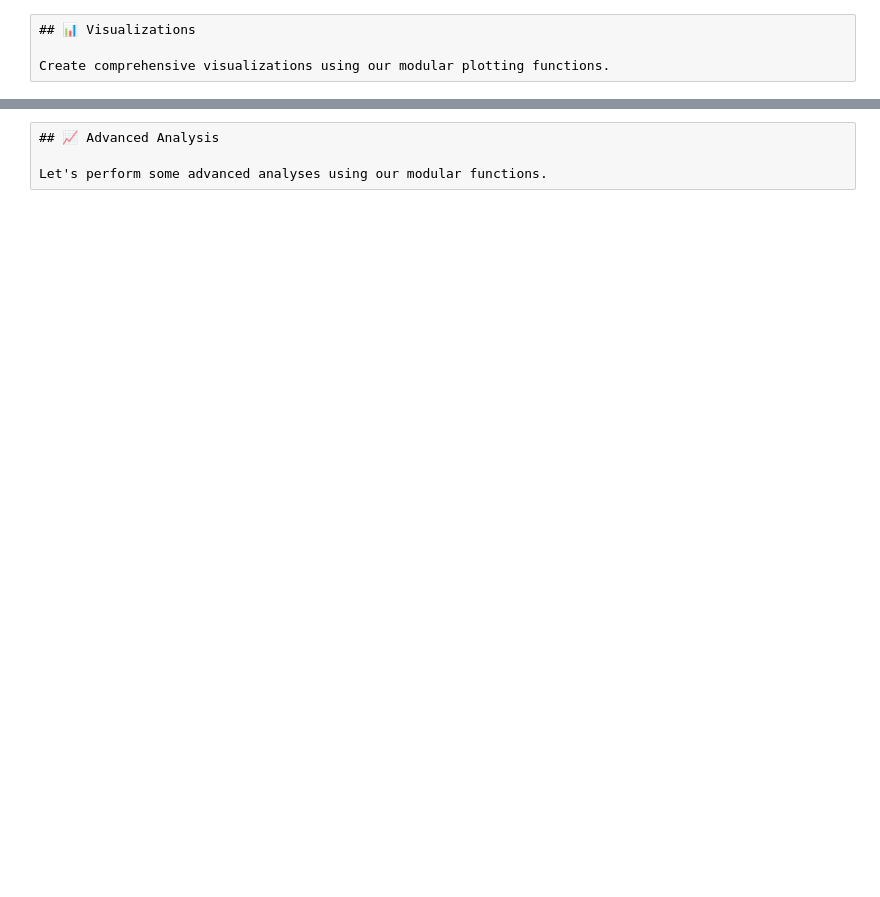
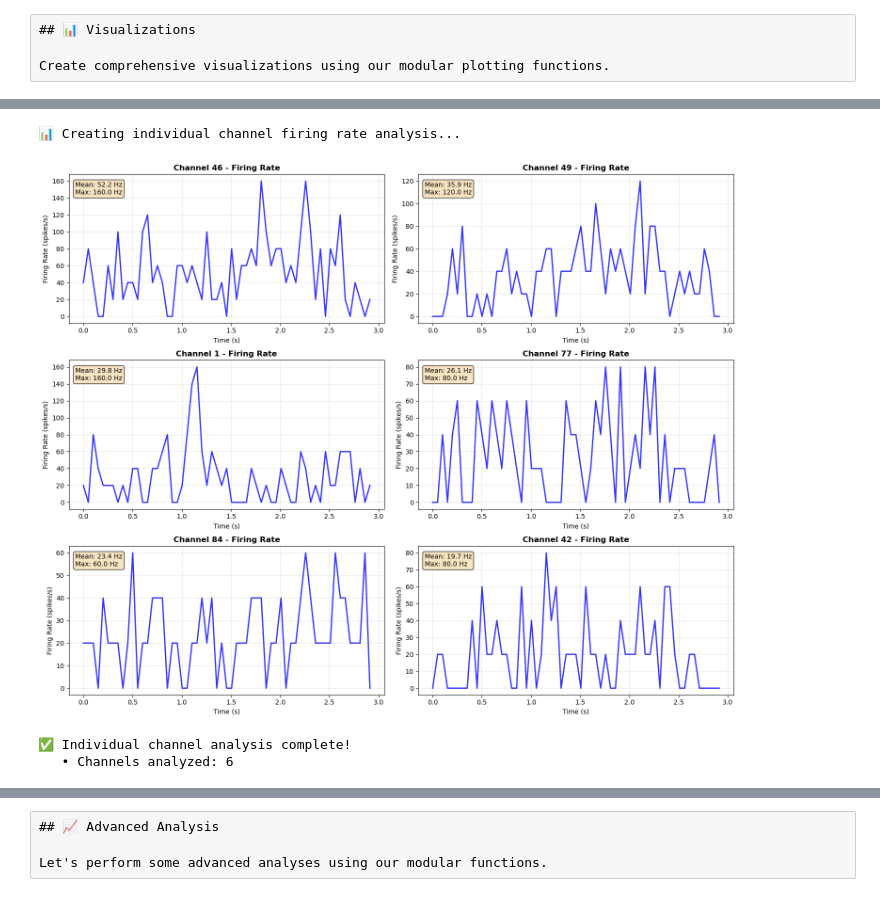
Before and after one commit to nadernik/neural_exploration, a Jupyter notebook: neural_feature_exploration_modular.ipynb, the cells around one changed output, grey strips where cells are left out. Saved outputs shown, nothing was run; the diff lists cells and outputs as text; code cells hidden in the pictures; blank space fills up the shorter version.

```diff
--- a/neural_feature_exploration_modular.ipynb
+++ b/neural_feature_exploration_modular.ipynb
@@ -153,0 +145,31 @@ else:
+# %%
+# Perform spike analysis using the modular analyzer
+print(f"🔍 Analyzing trial {TRIAL_NUMBER} with spike detection...")
+
+# Analyze trial using modular spike analyzer
+analysis_results = spike_analyzer.analyze_trial(TRIAL_NUMBER)
+
+if analysis_results['success']:
+    print(f"✅ Spike analysis completed successfully!")
+
+    # Display comprehensive summary
+    print_spike_summary(analysis_results)
+
+    # Get summary statistics
+    summary_stats = spike_analyzer.get_summary_statistics(analysis_results)
+    print(f"\n📈 Summary Statistics:")
+    for key, value in summary_stats.items():
+        print(f"   • {key}: {value}")
+
+    # Analyze neural-behavioral correlation
+    correlation_analysis = spike_analyzer.analyze_neural_behavioral_correlation(analysis_results)
+    if correlation_analysis['success']:
+        print(f"\n🧠 Neural-Behavioral Correlation:")
+        print(f"   • Population correlation: {correlation_analysis['population_correlation']:.3f}")
+        print(f"   • Top channels correlations:")
+        for channel, corr in correlation_analysis['channel_correlations']:
+            print(f"     - Channel {channel}: {corr:.3f}")
+
+else:
+    print(f"❌ Spike analysis failed: {analysis_results.get('error', 'Unknown error')}")
+    analysis_results = None
@@ -223,0 +231,15 @@ if features is not None and 'top_channels' in locals():
+# %%
+# 2. Individual channel firing rate analysis
+if analysis_results is not None and analysis_results['success']:
+    print("📊 Creating individual channel firing rate analysis...")
+
+    # Use modular visualization function
+    plot_spike_firing_rates(analysis_results, n_channels=6)
+
+else:
+    print("❌ Cannot create visualization - no valid analysis results")
+# %% [output]
+📊 Creating individual channel firing rate analysis...
+[figure, added]
+✅ Individual channel analysis complete!
+   • Channels analyzed: 6
```
Also changed, not shown: parts of 26 cells of this notebook, 15 other files.
